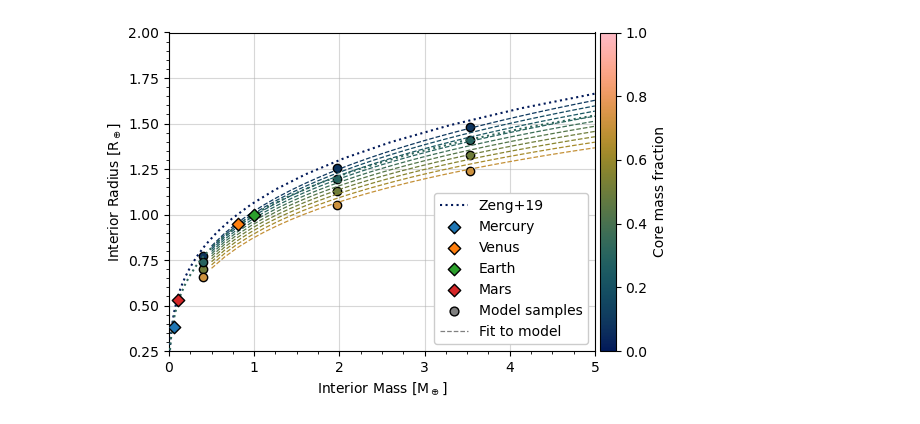
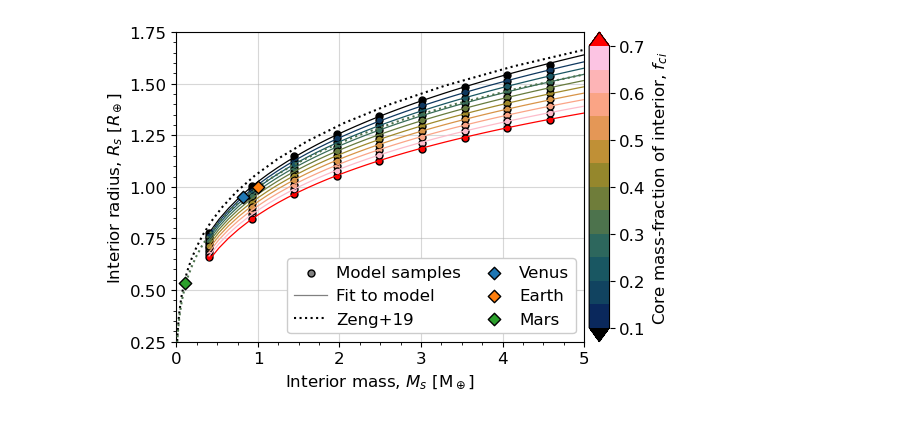
Before and after one commit to FormingWorlds/Zalmoxis, a Jupyter notebook: src/tools/paper_plot.ipynb, the cells around one changed output. Saved outputs shown, nothing was run; the diff lists cells and outputs as text; code cells hidden in the pictures.

Commit message:
Plot improvements

```diff
--- a/src/tools/paper_plot.ipynb
+++ b/src/tools/paper_plot.ipynb
@@ -1,6 +1,12 @@
 # %%
+import matplotlib.pyplot as plt
+plt.rcParams.update({'font.size': 12})
+
+from mpl_toolkits.axes_grid1 import make_axes_locatable
+
 import os
 import re
+from copy import deepcopy
 from scipy.optimize import curve_fit
 import numpy as np
 import matplotlib.pyplot as plt
@@ -91,58 +102,74 @@ R^2 : 0.999806
 # %%
 
-norm = mpl.colors.Normalize(vmin=0, vmax=1.1)
-sm = cm.ScalarMappable(norm=norm, cmap=cmcrameri.cm.batlow)
+cmin = 0.1
+cmax = 0.7
+
+cmap = deepcopy(cmcrameri.cm.batlow)
+cmap.set_under('k')
+cmap.set_over('r')
+
+norm = mpl.colors.Normalize(vmin=cmin, vmax=cmax)
+sm = cm.ScalarMappable(norm=norm, cmap=cmap)
 
 # Plot: for each mass and core fraction, give radius
 fig,ax = plt.subplots(figsize=(6,4))
+
+# Model samples
+s = 25
+ax.scatter([],[], s=s, color='grey', label="Model samples", edgecolors='k')
 for p in points:
     x = p[0]
     y = p[2]
     col = sm.to_rgba(p[1])
-    ax.scatter(x, y, color=col, zorder=5, edgecolors='k')
+    ax.scatter(x, y, color=col, zorder=5, edgecolors='k', s=s)
 
 # Show fitted curve
-for c_tst in np.linspace(0.1, 0.7, 10):
-    m_arr = np.linspace(0.5, 5.0, 30)
+ax.plot(    [],[],lw=0.9, color='grey', label="Fit to model", ls='solid')
+for c_tst in core_unique:
+    m_arr = np.linspace(np.amin(mass_unique), np.amax(mass_unique), 40)
     r_arr = [fit((m,c_tst), *popt) for m in m_arr]
-    ax.plot(m_arr,r_arr, color=sm.to_rgba(c_tst), ls='dashed', zorder=6, lw=0.9)
+    ax.plot(m_arr,r_arr, color=sm.to_rgba(c_tst), ls='solid', zorder=6, lw=0.9)
 
 # Zeng2019 curve for pure MgSiO3
 ax.plot(zeng_sil[0], zeng_sil[1], zorder=7, ls='dotted', color=sm.to_rgba(0.0), label="Zeng+19")
 ax.plot(zeng_mix[0], zeng_mix[1], zorder=7, ls='dotted', color=sm.to_rgba(0.325))
 
 # Known planets (radius/km, mass/1e24kg)
 # https://ssd.jpl.nasa.gov/planets/phys_par.html
 planets = {
-    "Mercury": [2439.4, 0.33010],
+    # "Mercury": [2439.4, 0.33010],
     "Venus":   [6051.8, 4.86731],
     "Earth":   [6371.0, 5.97217],
     "Mars":    [3389.5, 0.64169]
 }
 for p,v in planets.items():
     ax.scatter(v[1]*1e24/M_earth, v[0]*1e3/R_earth, label=p, zorder=10, s=40, marker='D', edgecolors='k')
 
-ax.set_xlabel(r'Interior Mass [M$_\oplus$]')
+ax.set_xlabel(r'Interior mass, $M_s$ [M$_\oplus$]')
 ax.set_xlim(left=0, right=5)
 ax.xaxis.set_major_locator(mpl.ticker.MultipleLocator(1.0))
 ax.xaxis.set_minor_locator(mpl.ticker.MultipleLocator(0.25))
 
-ax.set_ylabel(r'Interior Radius [R$_\oplus$]')
-ax.set_ylim(bottom=0.25, top=2)
+ax.set_ylabel(r'Interior radius, $R_s$ [$R_\oplus$]')
+ax.set_ylim(bottom=0.25, top=1.75)
 ax.yaxis.set_major_locator(mpl.ticker.MultipleLocator(0.25))
 ax.yaxis.set_minor_locator(mpl.ticker.MultipleLocator(0.05))
 
-ax.scatter([],[], s=40, color='grey', label="Model samples", edgecolors='k')
-ax.plot(    [],[],lw=0.9, color='grey', label="Fit to model", ls='dashed')
-ax.legend(framealpha=1, loc='lower right')
+ax.legend(framealpha=1, loc='lower right', ncol=2,
+          handletextpad=0.5, columnspacing=1.0)
 
 ax.grid(zorder=-10, alpha=0.5)
 
-cb = fig.colorbar(sm, ax=ax, label="Core mass fraction", pad=0.01)
-cb.ax.set_ylim(bottom=0, top=1)
+cax =  make_axes_locatable(ax).append_axes("right", size="5%",pad=0.05)
+bnd = np.arange(cmin,cmax+0.05,0.05)
+tck = np.arange(cmin,cmax+0.1,0.1)
+cb = fig.colorbar(sm, cax=cax, label=r"Core mass-fraction of interior, $f_{ci}$",
+                  boundaries=bnd, ticks=tck,
+                  extend='both')
+cb.ax.set_ylim(bottom=cmin, top=cmax)
 
 fig.tight_layout()
 plt.show()
 fig.savefig(output_dir+"interior.pdf", bbox_inches='tight')
 # %% [output]
-[figure, old version]
+[figure, new version]
```
Also changed, not shown: parts of 3 cells of this notebook, 1 other file.
